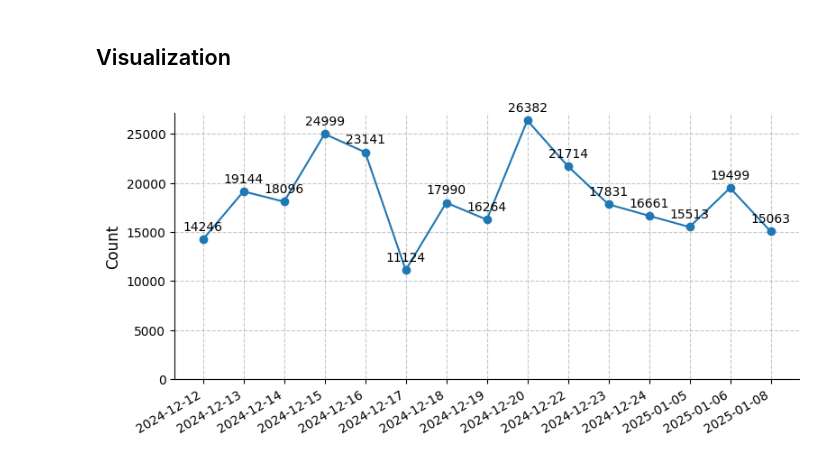
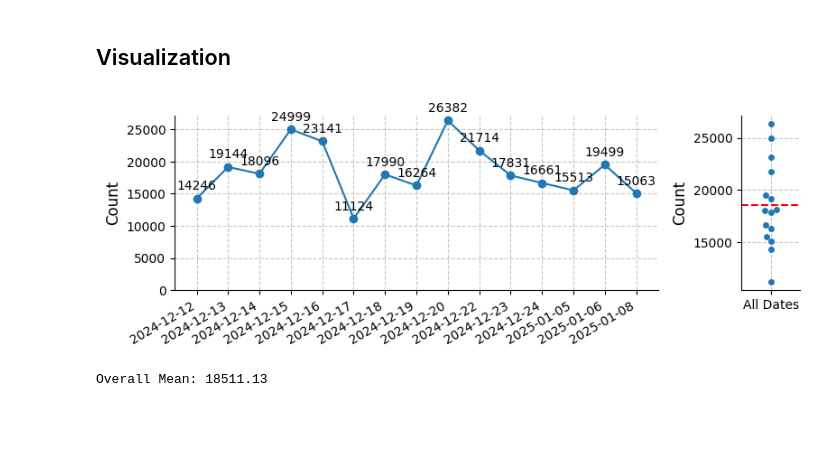
Before and after one commit to partrita/typecount, a Jupyter notebook: notebooks/typing_plot.ipynb, the cells around one changed output. Saved outputs shown, nothing was run; the diff lists cells and outputs as text; code cells hidden in the pictures; blank space fills up the shorter version.

```diff
--- a/notebooks/typing_plot.ipynb
+++ b/notebooks/typing_plot.ipynb
@@ -23,31 +23,43 @@ df.head()
 # %% [markdown]
 ## Visualization
 # %%
-# 그래프 그리기
-fig, ax = plt.subplots(figsize=(8, 4))
-ax.plot(df['Date'], df['Count'], marker='o')
 
-# 윗쪽과 오른쪽 테두리 제거
-ax.spines['top'].set_visible(False)
-ax.spines['right'].set_visible(False)
+# 전체 평균값 계산
+overall_mean = df['Count'].mean()
 
-# 그래프 꾸미기
-ax.set_xlabel('', fontsize=12)
-ax.set_ylabel('Count', fontsize=12)
-ax.grid(True, linestyle='--', alpha=0.7)
+# 서브플롯 생성 (비율 조정)
+fig = plt.figure(figsize=(8, 3))
+gs = fig.add_gridspec(1, 5)  # 4:1 비율로 그리드 설정
 
-# x축 날짜 포맷 설정
+# 첫 번째 플롯: 선 그래프 (4칸 차지)
+ax1 = fig.add_subplot(gs[0, :4])
+ax1.plot(df['Date'], df['Count'], marker='o')
+ax1.spines['top'].set_visible(False)
+ax1.spines['right'].set_visible(False)
+ax1.set_xlabel('', fontsize=12)
+ax1.set_ylabel('Count', fontsize=12)
+ax1.grid(True, linestyle='--', alpha=0.7)
 fig.autofmt_xdate()
+ax1.set_ylim(bottom=0)
+for i, count in enumerate(df['Count']):
+    ax1.annotate(str(count), (df['Date'][i], count), textcoords="offset points", xytext=(0, 7), ha='center')
 
-# y축 범위 설정 (0부터 시작하도록)
-ax.set_ylim(bottom=0)
+# 두 번째 플롯: 스웜 플롯 (1칸 차지)
+ax2 = fig.add_subplot(gs[0, 4])
+sns.swarmplot(x=['All Dates'] * len(df), y='Count', data=df, ax=ax2)
+ax2.spines['top'].set_visible(False)
+ax2.spines['right'].set_visible(False)
+ax2.axhline(y=overall_mean, color='red', linestyle='--', label=f'Mean: {overall_mean:.2f}')
+ax2.set_xlabel('')
+ax2.set_ylabel('Count', fontsize=12)
+ax2.grid(True, linestyle='--', alpha=0.7)
 
-# 데이터 포인트에 값 표시
-for i, count in enumerate(df['Count']):
-    ax.annotate(str(count), (df['Date'][i], count), textcoords="offset points", xytext=(0,7), ha='center')
-
-# 그래프 표시
+# 레이아웃 조정 및 출력
 plt.tight_layout()
 plt.show()
+
+# 평균값 출력
+print(f"Overall Mean: {overall_mean:.2f}")
 # %% [output]
-[figure, old version]
+[figure, new version]
+Overall Mean: 18511.13
```
Also changed, not shown: parts of 1 cell of this notebook.
